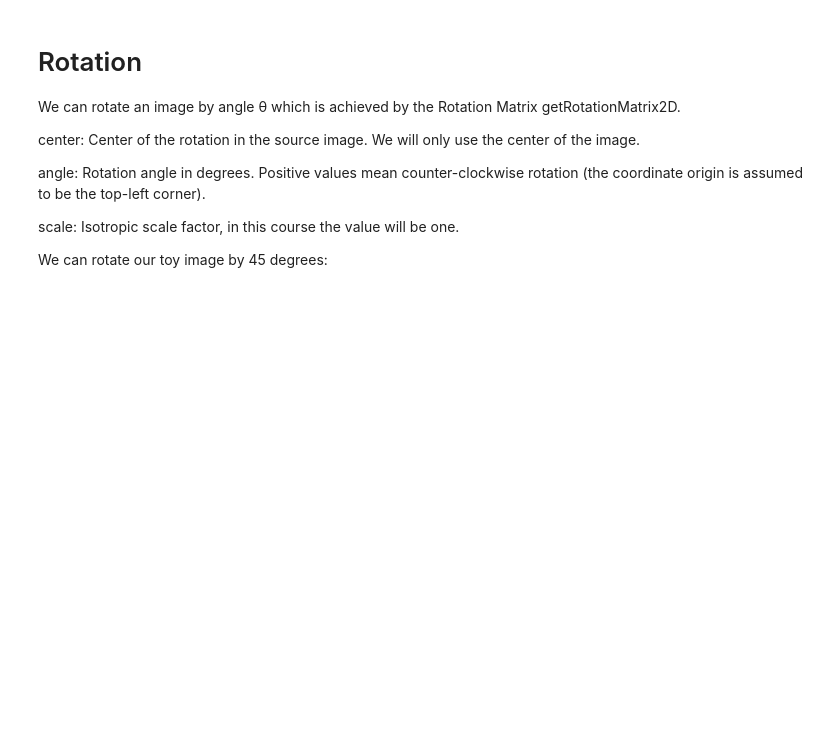
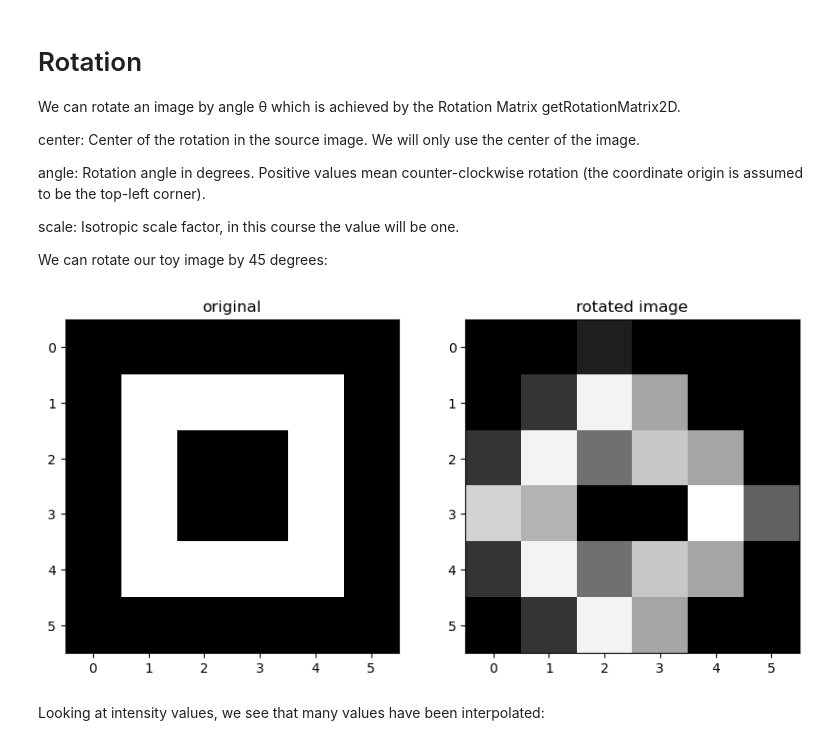
Before and after one commit to amansingh202/Machine-Learning, a Jupyter notebook: Computer_Vision/L7_Geometric_Operations_Using_OpenCV.ipynb, the cells around one changed output. Cells and saved outputs as stored; diff of their text form; code cells hidden in the pictures; blank space fills up the shorter version.

Commit message:
image shape

```diff
--- a/Computer_Vision/L7_Geometric_Operations_Using_OpenCV.ipynb
+++ b/Computer_Vision/L7_Geometric_Operations_Using_OpenCV.ipynb
@@ -182,4 +182,10 @@ We can rotate our toy image by 45 degrees:
 # %%
 theta = 45.0
 M = cv2.getRotationMatrix2D(center = (3,3), angle = theta, scale =1)
-new_toy_image = cv2.warpAffine(toy_image, M, )
+new_toy_image = cv2.warpAffine(toy_image, M, (6,6))
+# %%
+plot_image(toy_image, new_toy_image, title_1="original", title_2="rotated image")
+# %% [output]
+[figure, added]
+# %% [markdown]
+Looking at intensity values, we see that many values have been interpolated:
```
Also changed, not shown: parts of 3 cells of this notebook.
